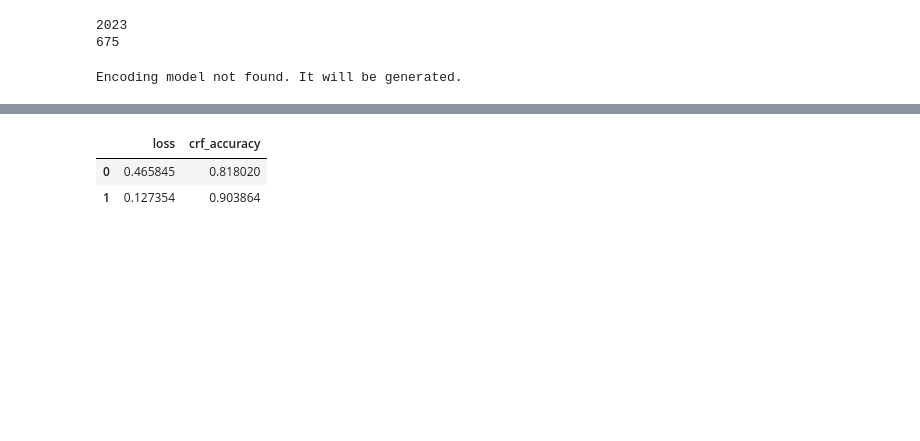
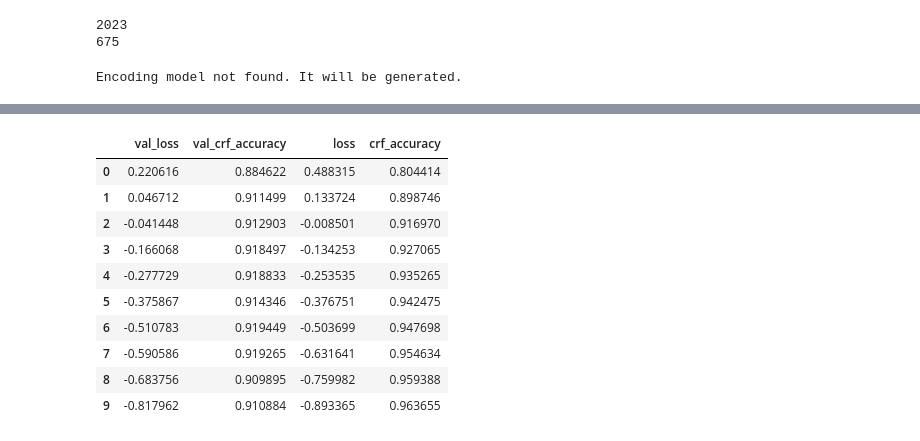
Before and after one commit to arnoalexander/Final-Project-Pairwise-ABSA, a Jupyter notebook: ner/train_ner.ipynb, the cells around one changed output, grey strips where cells are left out. Cells and saved outputs as stored; diff of their text form; code cells hidden in the pictures; blank space fills up the shorter version.

```diff
--- a/ner/train_ner.ipynb
+++ b/ner/train_ner.ipynb
@@ -65,3 +72,6 @@ train_generator = UnaryBatchGenerator(X_train, y_train)
+# %%
+train_generator = UnaryBatchGenerator(X_train, y_train)
+val_generator = UnaryBatchGenerator(X_test[:len(X_test)//2], y_test[:len(y_test)//2])
 # %%
-history = model.fit_generator(train_generator, epochs=2, verbose=2)
+history = model.fit_generator(generator=train_generator, epochs=10, verbose=2, validation_data=val_generator)
 # %% [output]
@@ -72,6 +95,15 @@ Epoch 2/2
 # %%
-pd.DataFrame(history.history)
+progress = pd.DataFrame(history.history)
+progress
 # %% [output]
-|  | loss | crf_accuracy |
-| 0 | 0.465845 | 0.818020 |
-| 1 | 0.127354 | 0.903864 |
+|  | val_loss | val_crf_accuracy | loss | crf_accuracy |
+| 0 | 0.220616 | 0.884622 | 0.488315 | 0.804414 |
+| 1 | 0.046712 | 0.911499 | 0.133724 | 0.898746 |
+| 2 | -0.041448 | 0.912903 | -0.008501 | 0.916970 |
+| 3 | -0.166068 | 0.918497 | -0.134253 | 0.927065 |
+| 4 | -0.277729 | 0.918833 | -0.253535 | 0.935265 |
+| 5 | -0.375867 | 0.914346 | -0.376751 | 0.942475 |
+| 6 | -0.510783 | 0.919449 | -0.503699 | 0.947698 |
+| 7 | -0.590586 | 0.919265 | -0.631641 | 0.954634 |
+| 8 | -0.683756 | 0.909895 | -0.759982 | 0.959388 |
+| 9 | -0.817962 | 0.910884 | -0.893365 | 0.963655 |
```
Also changed, not shown: parts of 16 cells of this notebook, 1 other file.
